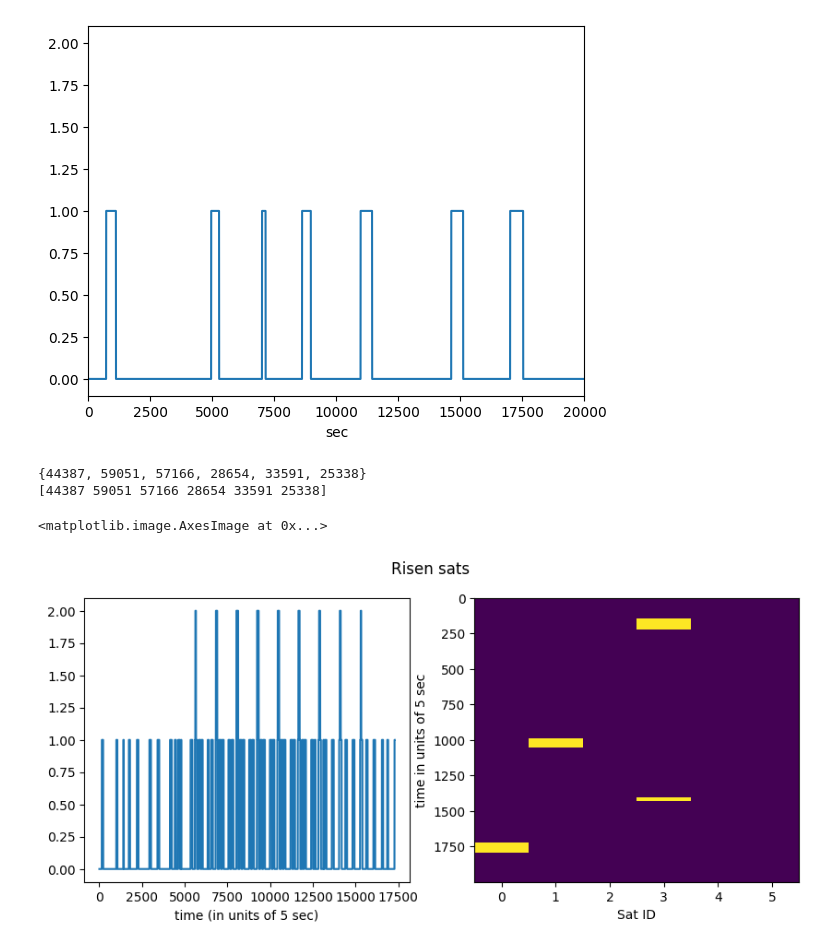
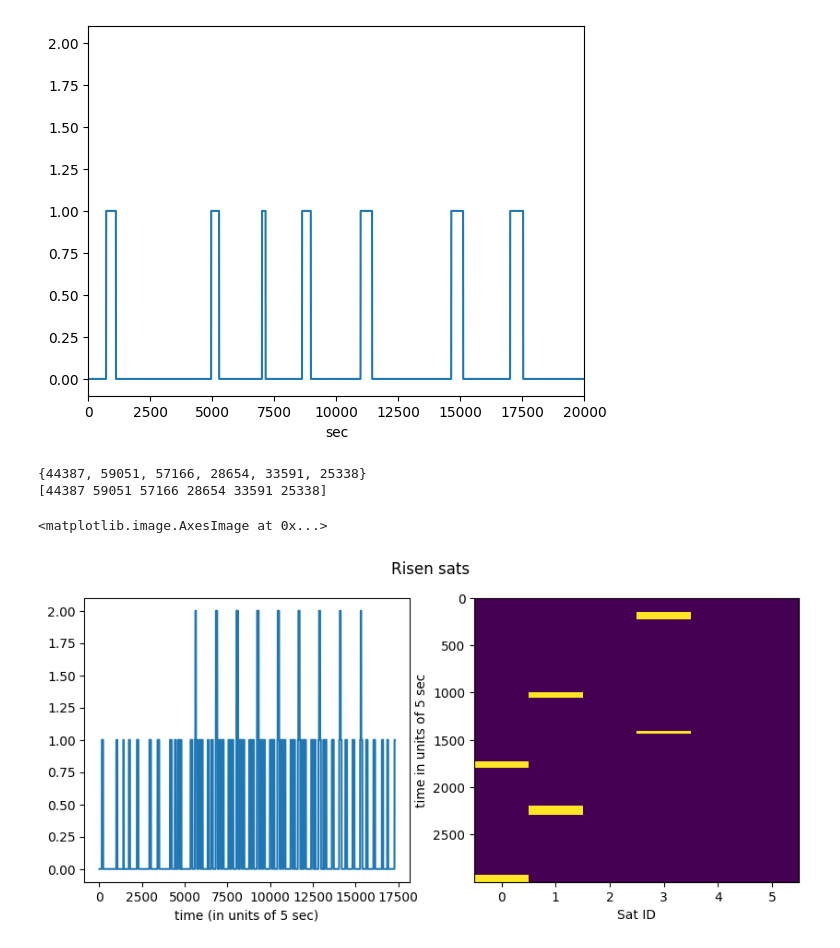
Before and after one commit to ALBATROS-Experiment/albatros_analysis, a Jupyter notebook: scripts/satellite_testing.ipynb, the cells around one changed output. Saved outputs shown, nothing was run; the diff lists cells and outputs as text; code cells hidden in the pictures.

```diff
--- a/scripts/satellite_testing.ipynb
+++ b/scripts/satellite_testing.ipynb
@@ -128,32 +130,32 @@ for s in rsats:
     if len(s)>0:
         for j in range(len(s)):
             satnums.append(s[j][0])
 
 satids = set(satnums)
 print(satids)
 satlist = (np.array(list(satids)))
 print(satlist)
 satmap = {}
 assert min(satlist) > len(
     satlist
 )  # to make sure there are no collisions, we'll never have an i that's also a satnum
 for i, satnum in enumerate(satlist):
     satmap[i] = satnum
     satmap[satnum] = i
 arr = np.zeros((len(rsats), len(satlist)), dtype="int64")
 fig, ax = plt.subplots(1, 2)
 fig.set_size_inches(10,4)
 fig.suptitle(f"Risen sats")
 ax[0].plot(num_sats_risen)
 ax[0].set_xlabel("time (in units of 5 sec)")
 for i, row in enumerate(rsats):
     for satnum, satele,sataz in row:
         arr[i][satmap[satnum]] = 1
 ax[1].set_ylabel("time in units of 5 sec")
 ax[1].set_xlabel("Sat ID")
-ax[1].imshow(arr[:2000],aspect='auto',interpolation="none")
+ax[1].imshow(arr[:3000],aspect='auto',interpolation="none")
 # %% [output]
 {44387, 59051, 57166, 28654, 33591, 25338}
 [44387 59051 57166 28654 33591 25338]
 <matplotlib.image.AxesImage at 0x...>
-[figure, old version]
+[figure, new version]
```
Also changed, not shown: parts of 4 cells of this notebook, 2 other files.
